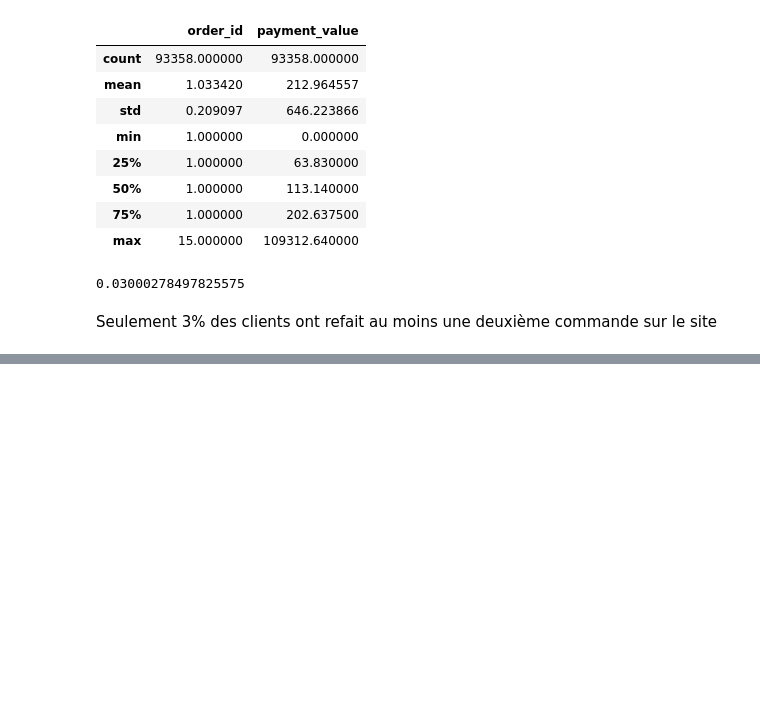
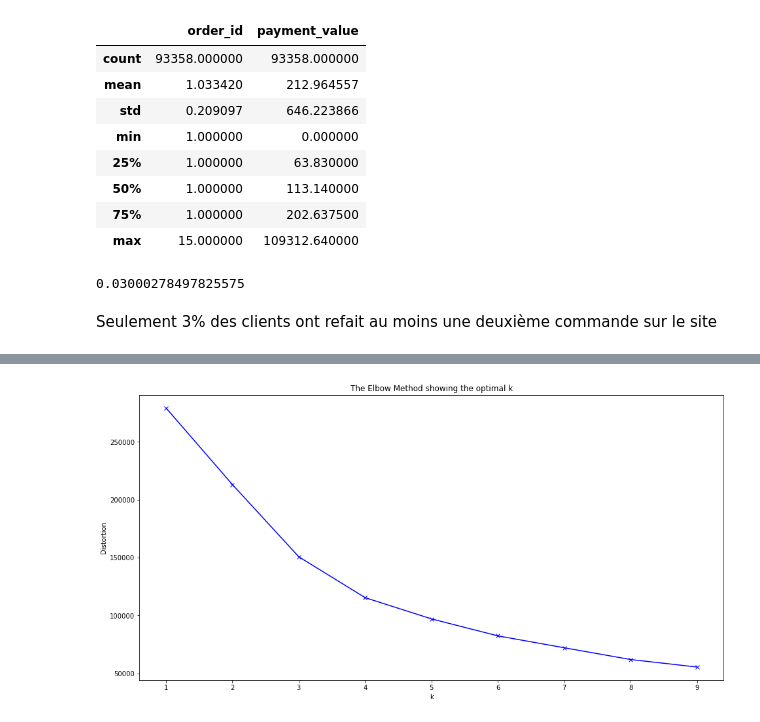
Before and after one commit to MathieuDaulard/e-commerce, a Jupyter notebook: Untitled.ipynb, the cells around one changed output, grey strips where cells are left out. Saved outputs shown, nothing was run; the diff lists cells and outputs as text; code cells hidden in the pictures; blank space fills up the shorter version.

```diff
--- a/Untitled.ipynb
+++ b/Untitled.ipynb
@@ -398,7 +439,8 @@ rfm = raw_data.groupby('customer_unique_id').agg({'order_purchase_timestamp':'fi
 # %%
-rfm = pd.merge(rfm, temp1, left_on = 'customer_unique_id', right_on='customer_unique_id', how='inner')
+#rfm = pd.merge(rfm, temp1, left_on = 'customer_unique_id', right_on='customer_unique_id', how='inner')
 # %%
-rfm.columns = ['Recent', 'Mount', 'Frequency']
+rfm.columns = ['Recent', 'Frequency', 'Mount']
+rfm['Recent'] = raw_data['order_purchase_timestamp'].max() - rfm['Recent']
+rfm['Recent'] = rfm['Recent'].apply(lambda x: x.days)
 # %%
-rfm['Recent'] = rfm['Recent'].map(dt.datetime.toordinal)
-rfm['Frequency'] = rfm['Frequency'].apply(lambda x: x.days)
+#rfm['Frequency'] = rfm['Frequency'].apply(lambda x: x.days)
@@ -405,2 +454,2 @@ rfm['Frequency'] = rfm['Frequency'].apply(lambda x: x.days)
 # %%
-rfm
+rfm = rfm.drop(rfm[(rfm['Frequency']>40)|(rfm['Mount']>50000)].index)
@@ -421,0 +578,16 @@ rfm
+# %%
+distortions = []
+K = range(1,10)
+for k in K:
+    kmeanModel = KMeans(n_clusters=k)
+    kmeanModel.fit(X)
+    distortions.append(kmeanModel.inertia_)
+
+plt.figure(figsize=(16,8))
+plt.plot(K, distortions, 'bx-')
+plt.xlabel('k')
+plt.ylabel('Distortion')
+plt.title('The Elbow Method showing the optimal k')
+plt.show()
+# %% [output]
+[figure, added]
```
Also changed, not shown: parts of 60 cells of this notebook, 2 other files.
